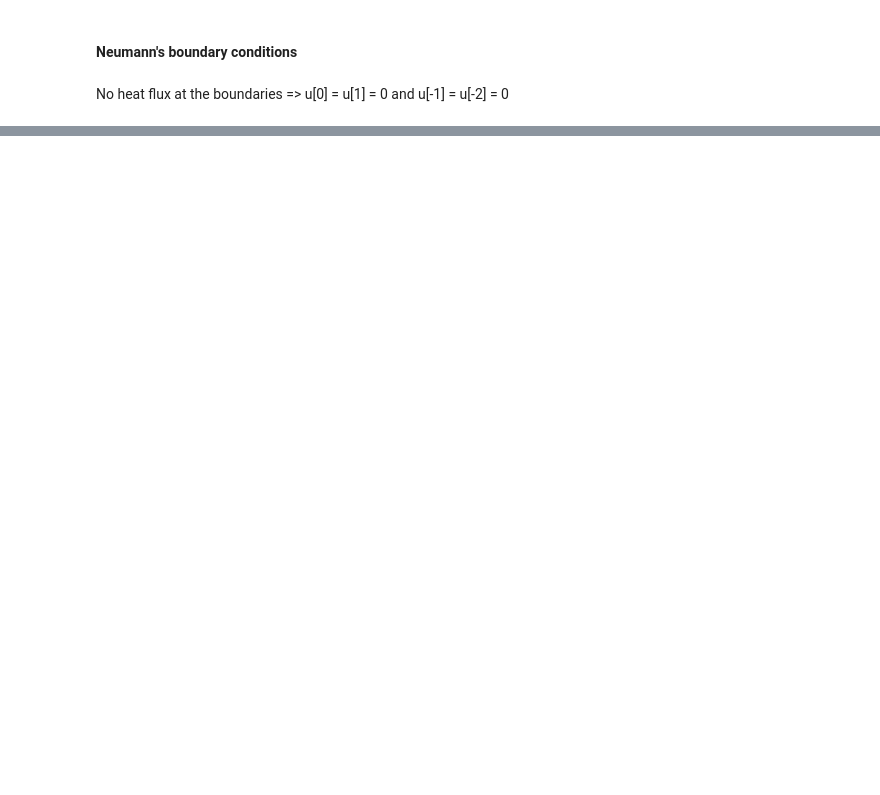
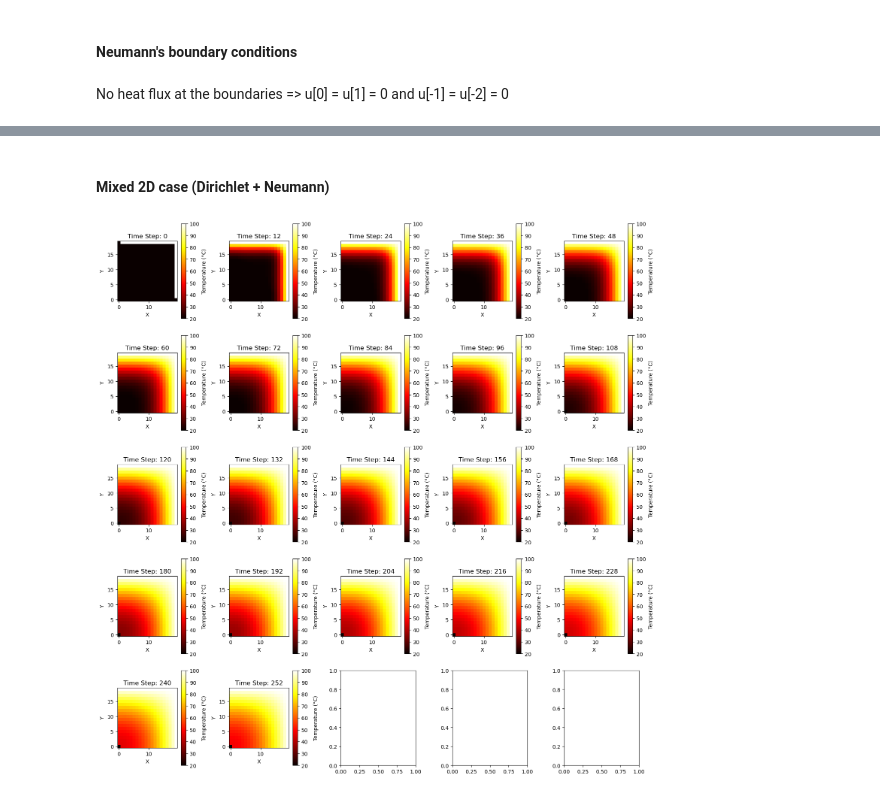
Before and after one commit to Cupcakeiris/AMSCAD-labs, a Jupyter notebook: Lab1.ipynb, the cells around one changed output, grey strips where cells are left out. Saved outputs shown, nothing was run; the diff lists cells and outputs as text; code cells hidden in the pictures; blank space fills up the shorter version.

Commit message:
Added 2d case

```diff
--- a/Lab1.ipynb
+++ b/Lab1.ipynb
@@ -82,0 +143,24 @@ draw()
+# %% [markdown]
+#### Mixed 2D case (Dirichlet + Neumann)
+# %%
+init()
+u[0, :] = 0   # Neumann boundary condition (top edge)
+u[:, 0] = 0   # Neumann boundary condition (left edge)
+results[0, :, :] = u
+
+for n in range(1, Nt):
+    w = u.copy()
+    for i in range(1, Nx-1):
+        for j in range(1, Ny-1):
+            u[i, j] = (w[i, j] +
+                       dt * a * ((w[i+1, j] - 2*w[i, j] + w[i-1, j]) / dx**2 +
+                                 (w[i, j+1] - 2*w[i, j] + w[i, j-1]) / dy**2))
+
+    u[1:, 0] = u[1:, 1]  # Left boundary: Neumann (∂T/∂x = 0)
+    u[0, 1:] = u[1, 1:]  # Top boundary: Neumann (∂T/∂y = 0)
+
+    results[n, :, :] = u
+
+draw(results, time_steps_to_plot, batch_size, vmin=20, vmax=100)
+# %% [output]
+[figure, added]
```
Also changed, not shown: parts of 6 cells of this notebook.
